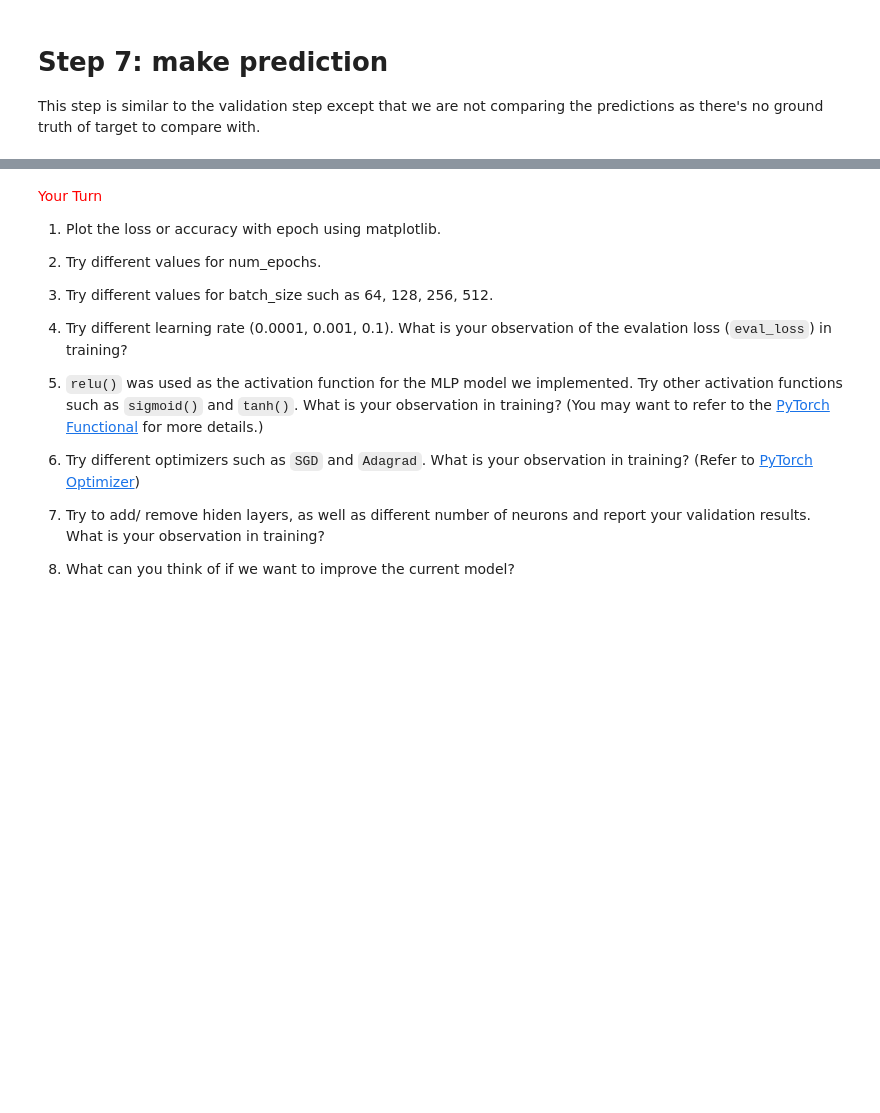
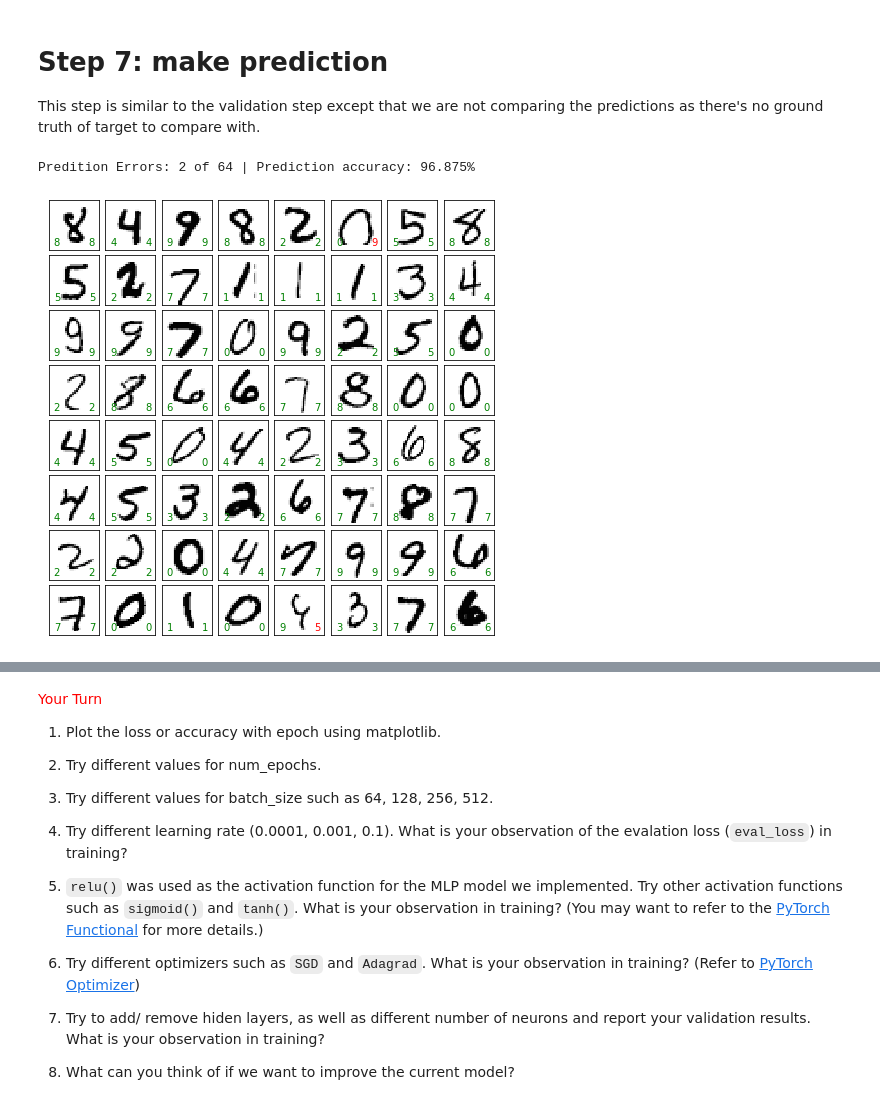
Before and after one commit to mjcaguiat/stem3790-25su-max, a Jupyter notebook: code/4-1-neural-netwrok-mnist.ipynb, the cells around one changed output, grey strips where cells are left out. Cells and saved outputs as stored; diff of their text form; code cells hidden in the pictures; blank space fills up the shorter version.

````diff
--- a/code/4-1-neural-netwrok-mnist.ipynb
+++ b/code/4-1-neural-netwrok-mnist.ipynb
@@ -19,6 +40,7 @@ use_gpu=False
 if cuda.is_available():
     # check if GPU is available
     print(cuda.get_device_properties(0))
+    use_gpu = True
 
 # for visualization
 import matplotlib.pyplot as plt
@@ -83,7 +105,7 @@ for i, ax in enumerate(axes.flat):
 # %%
 sample_loader = DataLoader(test_dataset, batch_size=batch_size, shuffle=False)
 data=iter(sample_loader)
-samples,sample_labels=data.next()
+samples,sample_labels=next(data)
 
 row_num=8 # if batch_size=64, plot matrix as 8x8
 column_num=int(batch_size/row_num)
@@ -290,19 +312,20 @@ def test_model(model, criterion, test_loader):
 %%time
 
 # # define model
-# #model = simpleNet(28*28, 300, 100, 10)
+# model = simpleNet(28*28, 300, 100, 10)
 model = BatchNet(28*28, 1000, 200, 10)
-use_gpu=False
 
-if use_gpu and cuda.is_available():
+if cuda.is_available():
     print(f'using GPU: {cuda.get_device_properties(0)}')
+    use_gpu=True
     model=model.cuda()
 else:
     print('using CPU')
+    use_gpu=False
     model=model.cpu()
 
 # learning rate
-learning_rate=1e-1
+learning_rate=1e-1 # equals 0.1
 
 #---optimizer for training the neural network---
 # use Adam optimizer
@@ -315,7 +338,7 @@ optimizer=optim.Adam(model.parameters(), lr=learning_rate)
 criterion=nn.CrossEntropyLoss()
 
 # set number of epochs
-num_epochs=20
+num_epochs=5
 
 # train model
 model = train_model(model, train_loader, criterion, optimizer, num_epochs)
@@ -464,34 +482,37 @@ sample_size=batch_size
 # let shuffle be True to load random images each time
 sample_loader = DataLoader(test_dataset, batch_size=sample_size, shuffle=True)
 data=iter(sample_loader)
-samples,sample_labels=data.next()
+samples,sample_labels=next(data)
 
 row_num=8 # if batch_size=64, plot matrix as 8x8
 column_num=int(batch_size/row_num)
 
 output = model(samples.view(samples.size(0),-1))
 _, pred = torch.max(output, 1)
 
 # print(sample_labels)
 # print(pred)
 
 fig, axes = plt.subplots(row_num, column_num, figsize=(8, 8),
                          subplot_kw={'xticks':[], 'yticks':[]},
                          gridspec_kw=dict(hspace=0.1, wspace=0.1))
 
 error = 0 # prediction error
 for i, ax in enumerate(axes.flat):
     ax.imshow(samples[i][0], cmap='Greys', interpolation='nearest')
     ax.text(0.1, 0.1, sample_labels[i].numpy(), transform=ax.transAxes, color='green')
     if sample_labels[i].numpy()==pred[i].numpy():
         color_pred='green'
     else:
         color_pred='red'
         error+=1
     ax.text(0.8, 0.1, pred[i].numpy(), transform=ax.transAxes, color=color_pred)
 
 accuracy_predict=(1-error*1.0/sample_size)*100
 print(f'Predition Errors: {error} of {sample_size} | Prediction accuracy: {accuracy_predict}%')
+# %% [output]
+Predition Errors: 2 of 64 | Prediction accuracy: 96.875%
+[figure, added]
 # %% [markdown]
 <!--
 ```Python
````
Also changed, not shown: parts of 3 cells of this notebook.
